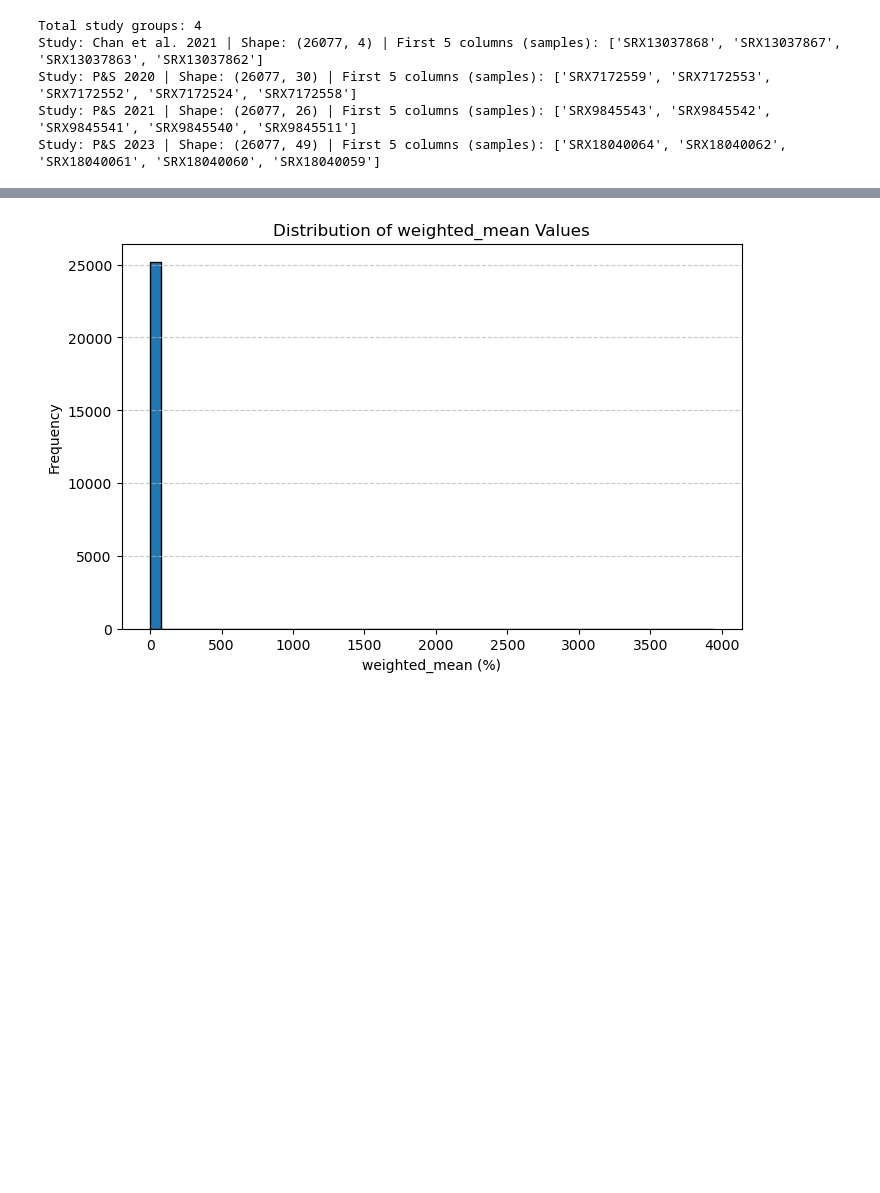
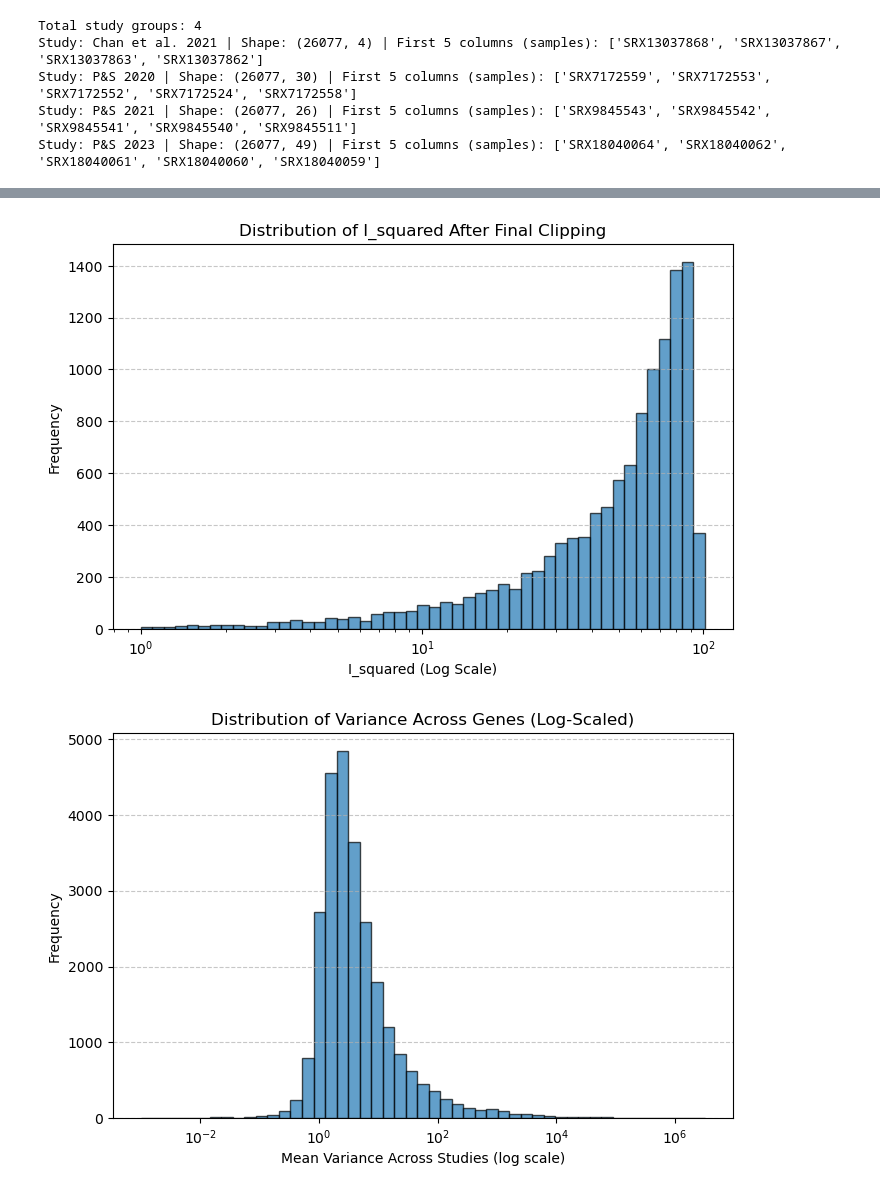
Before and after one commit to Resilience-Biomarkers-for-Aquaculture/Cvirg_Pmarinus_RNAseq, a Jupyter notebook: scripts/treatment_vs_control/treatment_vs_control_4th_try.ipynb, the cells around one changed output, grey strips where cells are left out. Cells and saved outputs as stored; diff of their text form; code cells hidden in the pictures; blank space fills up the shorter version.

Commit message:
Lots of progress on treatment_vs_control_4th_try.ipynb, but PCA plot is broken.

```diff
--- a/scripts/treatment_vs_control/treatment_vs_control_4th_try.ipynb
+++ b/scripts/treatment_vs_control/treatment_vs_control_4th_try.ipynb
@@ -336,7 +265,3 @@ Study: Chan et al. 2021 | Shape: (26077, 4) | First 5 columns (samples): ['SRX13
 Study: P&S 2020 | Shape: (26077, 30) | First 5 columns (samples): ['SRX7172559', 'SRX7172553', 'SRX7172552', 'SRX7172524', 'SRX7172558']
 Study: P&S 2021 | Shape: (26077, 26) | First 5 columns (samples): ['SRX9845543', 'SRX9845542', 'SRX9845541', 'SRX9845540', 'SRX9845511']
 Study: P&S 2023 | Shape: (26077, 49) | First 5 columns (samples): ['SRX18040064', 'SRX18040062', 'SRX18040061', 'SRX18040060', 'SRX18040059']
-# %%
-print(f"Number of study groups: {len(study_groups)}")
-for i, (study, df) in enumerate(study_groups[:5]):  # Show first 5
-    print(f"Study: {study}, Shape of study data: {df.shape}")
@@ -349,17 +349,62 @@ Study: P&S 2023, Shape of study data: (26077, 49)
 # %%
+# Expand variances column (which is currently a list per gene)
+meta_df["variance_mean"] = meta_df["variances"].apply(lambda x: np.mean(x) if isinstance(x, (list, np.ndarray)) and len(x) > 0 else np.nan)
+meta_df["variance_max"] = meta_df["variances"].apply(lambda x: np.max(x) if isinstance(x, (list, np.ndarray)) and len(x) > 0 else np.nan)
+meta_df["variance_min"] = meta_df["variances"].apply(lambda x: np.min(x) if isinstance(x, (list, np.ndarray)) and len(x) > 0 else np.nan)
+meta_df["num_studies"] = meta_df["variances"].apply(lambda x: len(x) if isinstance(x, (list, np.ndarray)) else 0)
+
+# Drop the original list column (optional)
+# meta_df.drop(columns=["variances"], inplace=True)
+
 print("Summary statistics for meta_df:")
 print(meta_df.describe())
+print(meta_df.head(5))
 
-print(f"Number of genes with p-value < 0.05: {(meta_df['combined_p_value'] < 0.05).sum()}")
-print(f"Number of genes with I² < .001: {(meta_df['I_squared'] < .001).sum()}")
-isquared_median = meta_df["I_squared"].min()
-print(f"I-squared min: {isquared_median}")
+# Reclip `Q_stat` to prevent runaway values
+# Further clip Q_stat to prevent excessive values
+print("Pre-clip Q_stat summary:\n", meta_df["Q_stat"].describe())
+meta_df["Q_stat"] = np.clip(meta_df["Q_stat"], 0, 1e4)
+# Debugging: Check new minimum variance
+print("Updated Q_stat summary:\n", meta_df["Q_stat"].describe())
+
+# Recompute I_squared using the updated Q_stat
+meta_df["I_squared"] = np.where(
+    meta_df["Q_stat"] > 0,
+    np.maximum(0, (meta_df["Q_stat"] - (meta_df["num_studies"] - 1)) / (meta_df["Q_stat"] + 1e-6)) * 100,
+    0
+)
+
+# Show updated I_squared summary
+print("Updated I_squared summary:\n", meta_df["I_squared"].describe())
+
+# Plot I_squared histogram to confirm improvements
+import matplotlib.pyplot as plt
+import numpy as np
+
 plt.figure(figsize=(8, 5))
-plt.hist(meta_df["weighted_mean"].dropna(), bins=50, edgecolor="black")  # Drop NaNs before plotting
-plt.xlabel("weighted_mean (%)")
+plt.hist(meta_df["I_squared"].dropna(),
+         bins=np.logspace(np.log10(meta_df["I_squared"].min() + 1),
+                          np.log10(meta_df["I_squared"].max() + 1), 50),
+                          edgecolor="black", alpha=0.7)
+plt.xscale("log")  # Log scale for better visualization
+plt.xlabel("I_squared (Log Scale)")
 plt.ylabel("Frequency")
-plt.title("Distribution of weighted_mean Values")
+plt.title("Distribution of I_squared After Final Clipping")
 plt.grid(axis="y", linestyle="--", alpha=0.7)
 plt.show()
+
+import matplotlib.pyplot as plt
+# Drop zero and near-zero values to avoid log issues
+filtered_variances = meta_df["variance_mean"].replace(0, np.nan).dropna()
+
+# Plot histogram with log scale
+plt.figure(figsize=(8, 5))
+plt.hist(filtered_variances, bins=np.logspace(np.log10(filtered_variances.min()), np.log10(filtered_variances.max()), 50), edgecolor="black", alpha=0.7)
+plt.xscale("log")  # Use log scale on x-axis
+plt.xlabel("Mean Variance Across Studies (log scale)")
+plt.ylabel("Frequency")
+plt.title("Distribution of Variance Across Genes (Log-Scaled)")
+plt.grid(axis="y", linestyle="--", alpha=0.7)
+plt.show()
 # %% [output]
 Summary statistics for meta_df:
@@ -378 +427,2 @@ I-squared min: 0.0
-[figure, old version]
+[figure, new version]
+[figure, added]
```
Also changed, not shown: parts of 28 cells of this notebook, 2 other files.
